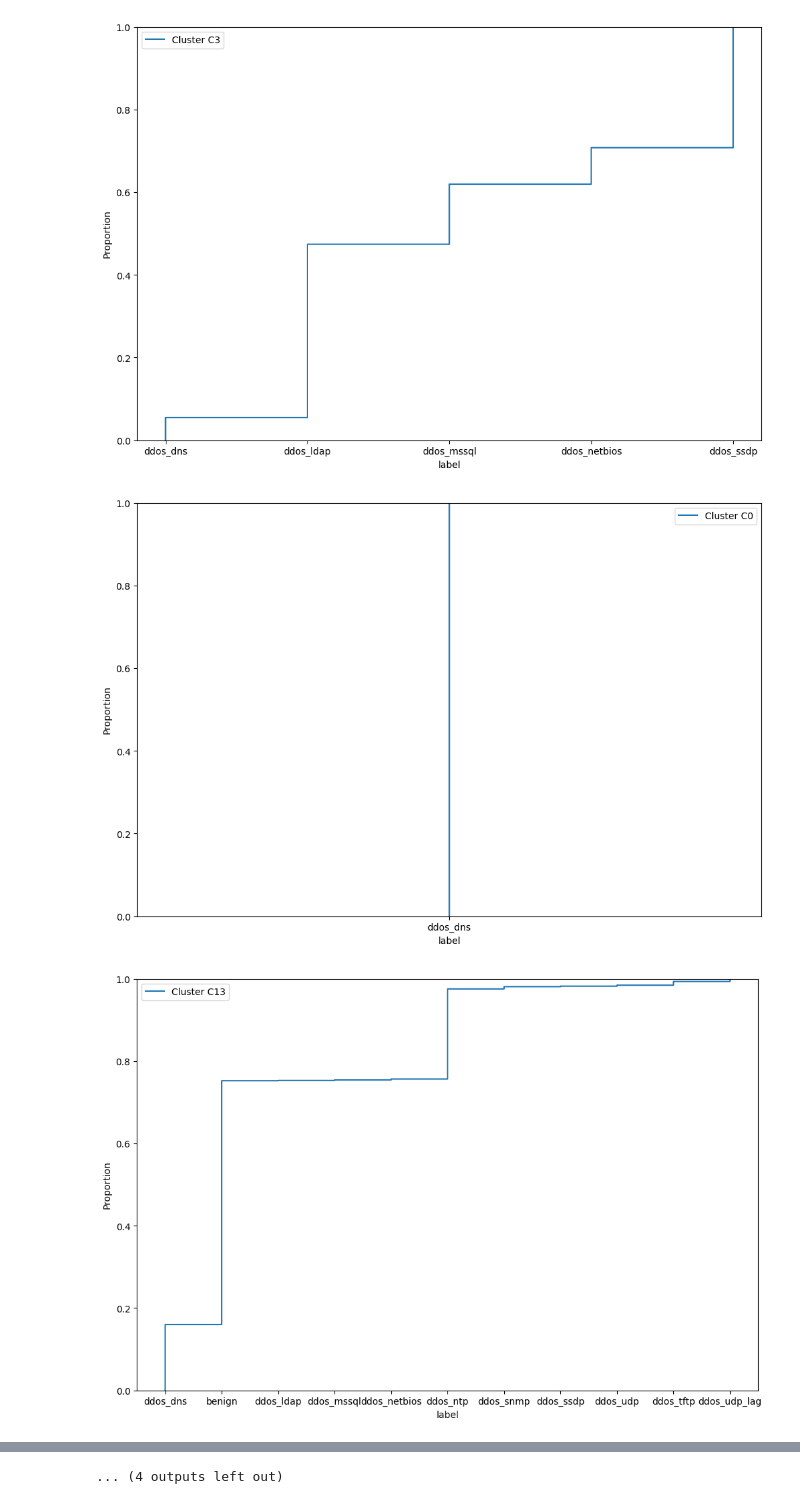
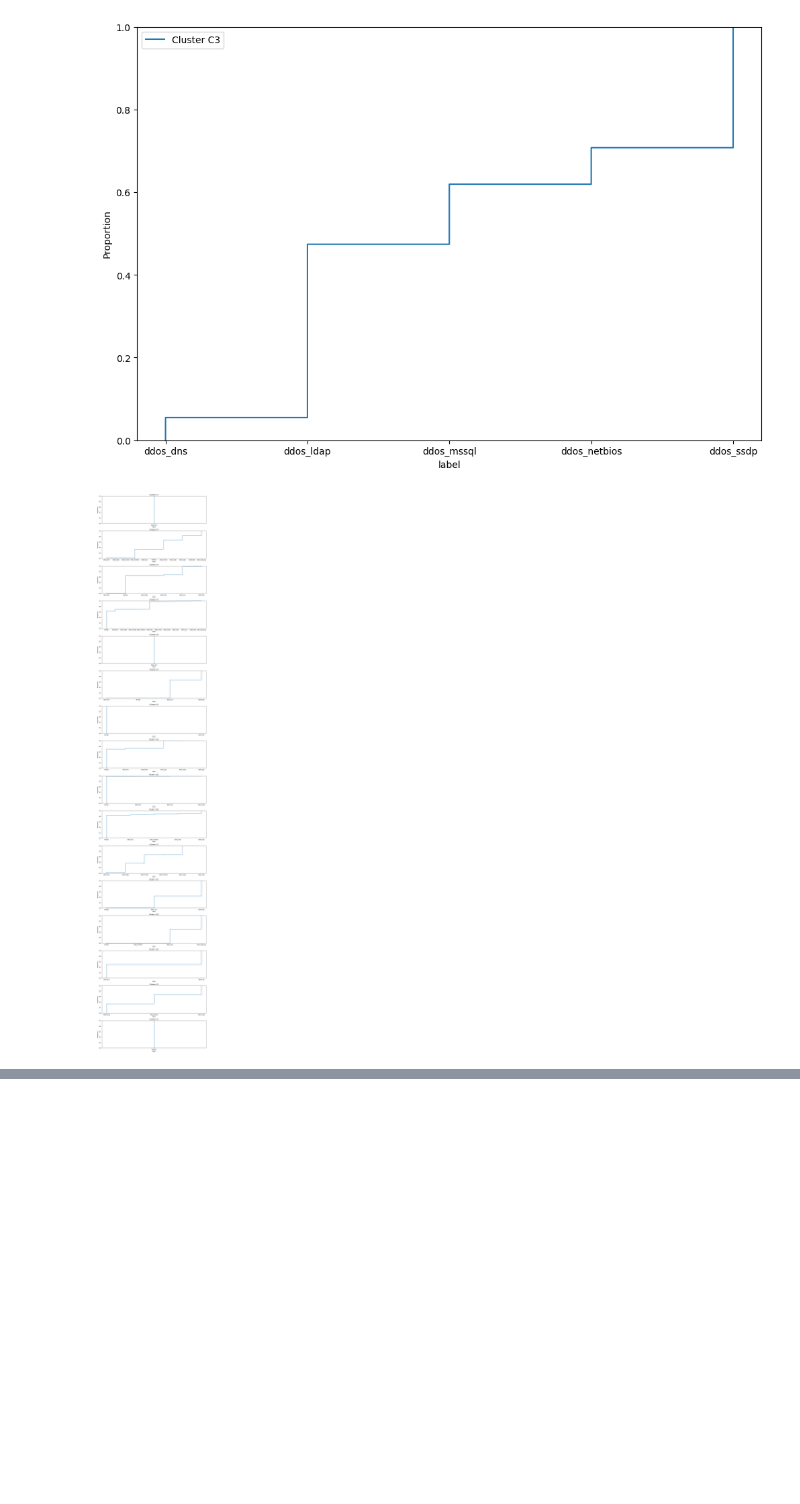
Before and after one commit to federicomirra01/DDoS_analysis_project, a Jupyter notebook: Section_3.ipynb, the cells around one changed output, grey strips where cells are left out. Saved outputs shown, nothing was run; the diff lists cells and outputs as text; code cells hidden in the pictures; blank space fills up the shorter version.

```diff
--- a/Section_3.ipynb
+++ b/Section_3.ipynb
@@ -356,15 +332,16 @@ plt.show()
 # %%
 data = pd.DataFrame({
     'label': cluster_df['flow'],
     'Cluster': cluster_df['cid_gmm']
 })
+fig, axs = plt.subplots(len(data['Cluster'].unique()), 1, figsize=(12, 60))
 
-for cluster in data['Cluster'].unique():
-    plt.figure(figsize=(12, 8))
+for i, cluster in enumerate(data['Cluster'].unique()):
     subset = data[data['Cluster'] == cluster]
-    ecdf = sns.ecdfplot(subset['label'], label=f'Cluster {cluster}')
-    plt.legend()
+    sns.ecdfplot(subset['label'], label=f'Cluster {cluster}', ax=axs[i])
+    axs[i].set_title(f'Cluster: {cluster}')
+    plt.tight_layout()
+
 plt.show()
 # %% [output]
-[figure, old version]
+[figure, new version]
-[figure, removed]
@@ -381,4 +348,3 @@ plt.show()
-... (4 outputs left out)
 # %%
 cluster_df[2] = X[:,2]
 # %%
```
Also changed, not shown: parts of 7 cells of this notebook, 2 other files.
